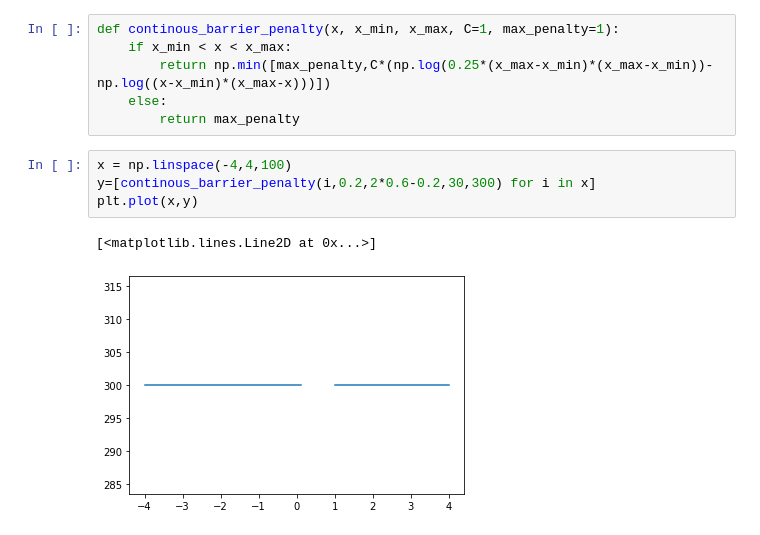
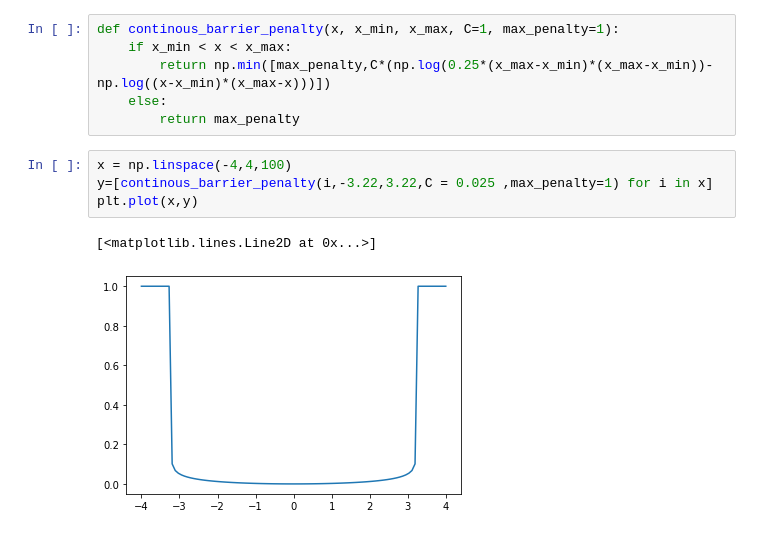
Before and after one commit to LuanGBR/Kuka_RL_Control, a Jupyter notebook: PD_tuninnig.ipynb, the cells around one changed output. Drawn from its saved outputs; the diff is of its cells as text.

```diff
--- a/PD_tuninnig.ipynb
+++ b/PD_tuninnig.ipynb
@@ -691,8 +691,8 @@ def continous_barrier_penalty(x, x_min, x_max, C=1, max_penalty=1):
         return max_penalty
 # %%
 x = np.linspace(-4,4,100)
-y=[continous_barrier_penalty(i,0.2,2*0.6-0.2,30,300) for i in x]
+y=[continous_barrier_penalty(i,-3.22,3.22,C = 0.025 ,max_penalty=1) for i in x]
 plt.plot(x,y)
 # %% [output]
 [<matplotlib.lines.Line2D at 0x...>]
-[figure, old version]
+[figure, new version]
```
Also changed, not shown: 18 other files.
